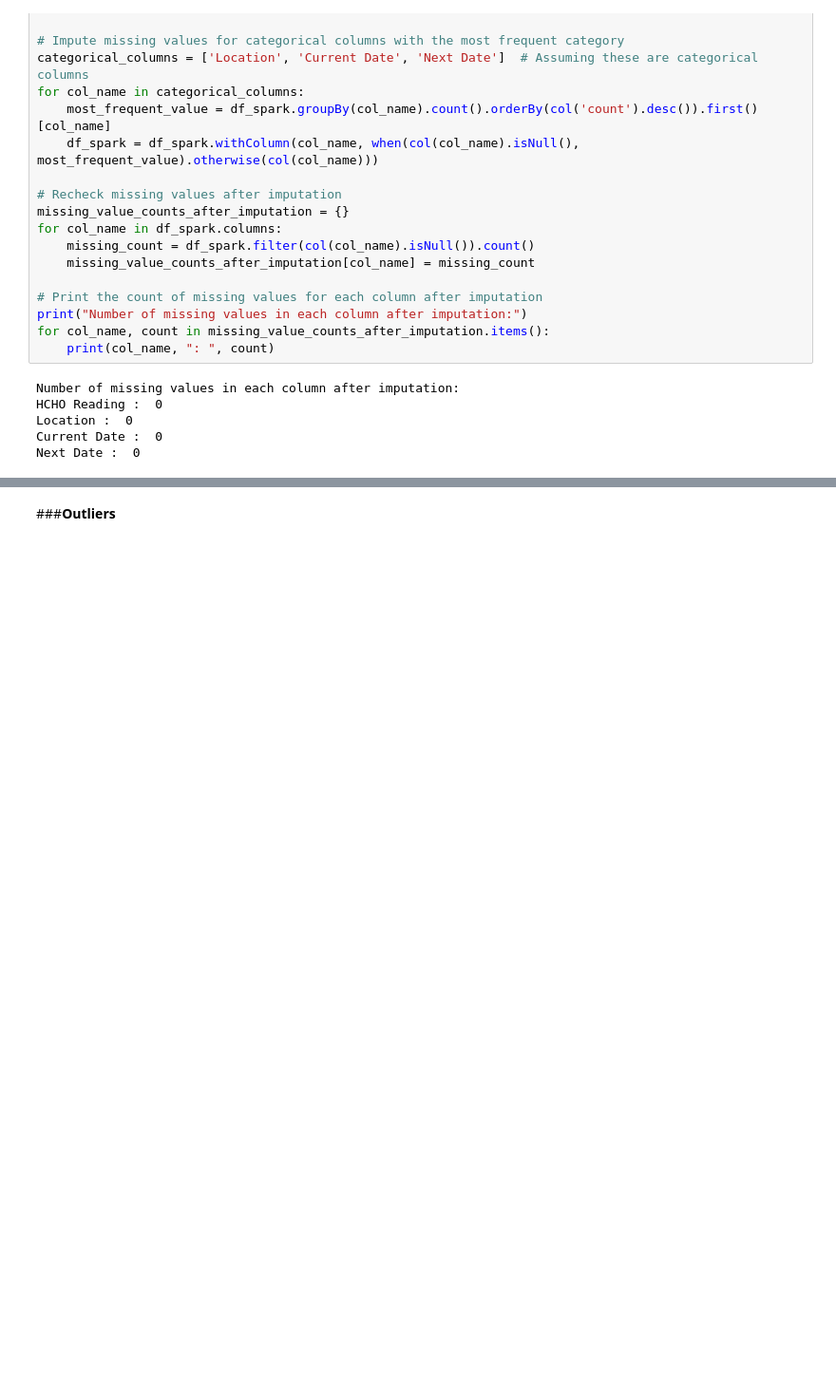
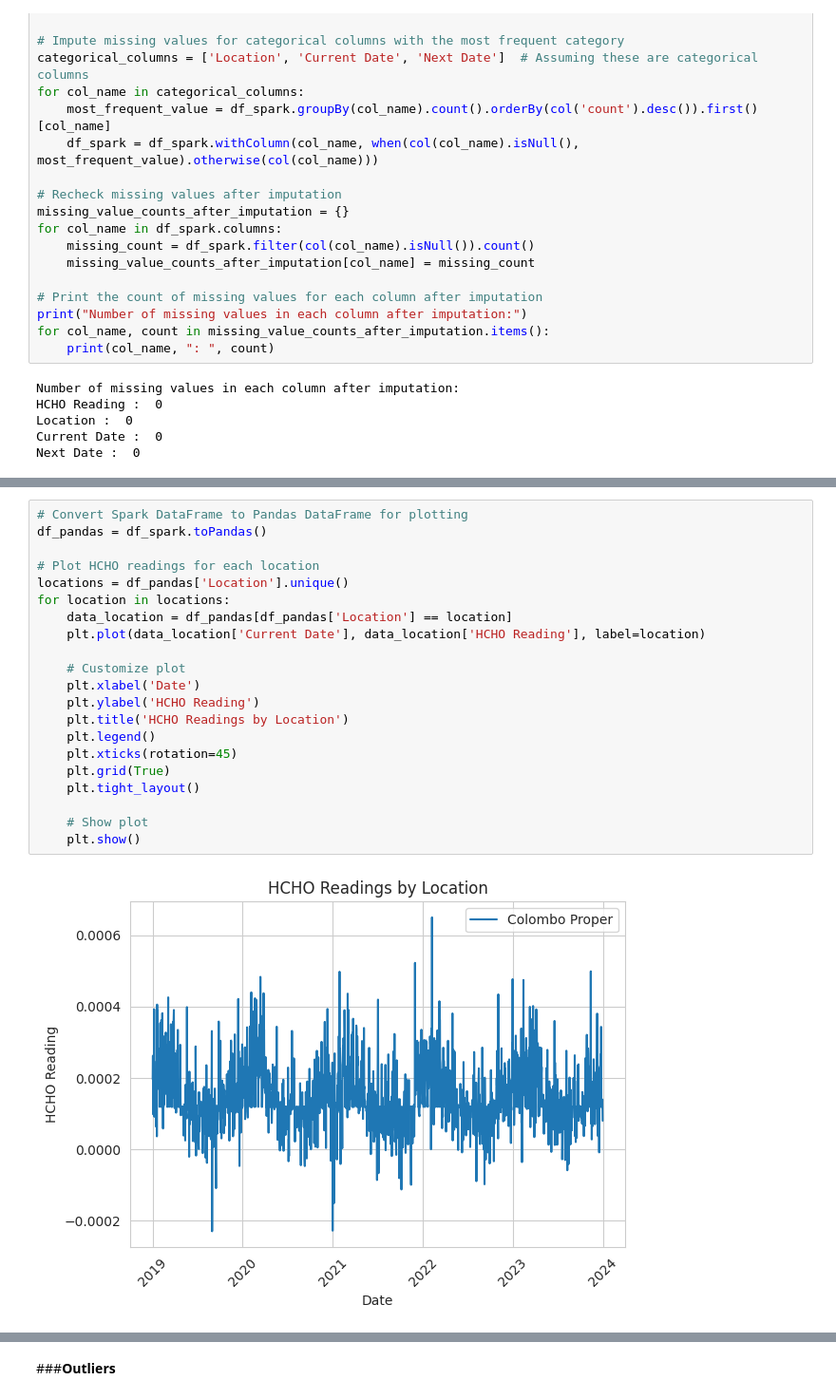
Before and after one commit to Manith-Ratnayake/HCHO_Emission, a Jupyter notebook: Data_Engineering.ipynb, the cells around one changed output, grey strips where cells are left out. Shown at 95% size. Saved outputs shown, nothing was run; the diff lists cells and outputs as text; blank space fills up the shorter version.

```diff
--- a/Data_Engineering.ipynb
+++ b/Data_Engineering.ipynb
@@ -186,0 +202,23 @@ Next Date :  0
+# %%
+# Convert Spark DataFrame to Pandas DataFrame for plotting
+df_pandas = df_spark.toPandas()
+
+# Plot HCHO readings for each location
+locations = df_pandas['Location'].unique()
+for location in locations:
+    data_location = df_pandas[df_pandas['Location'] == location]
+    plt.plot(data_location['Current Date'], data_location['HCHO Reading'], label=location)
+
+    # Customize plot
+    plt.xlabel('Date')
+    plt.ylabel('HCHO Reading')
+    plt.title('HCHO Readings by Location')
+    plt.legend()
+    plt.xticks(rotation=45)
+    plt.grid(True)
+    plt.tight_layout()
+
+    # Show plot
+    plt.show()
+# %% [output]
+[figure, added]
```
Also changed, not shown: parts of 2 cells of this notebook.
